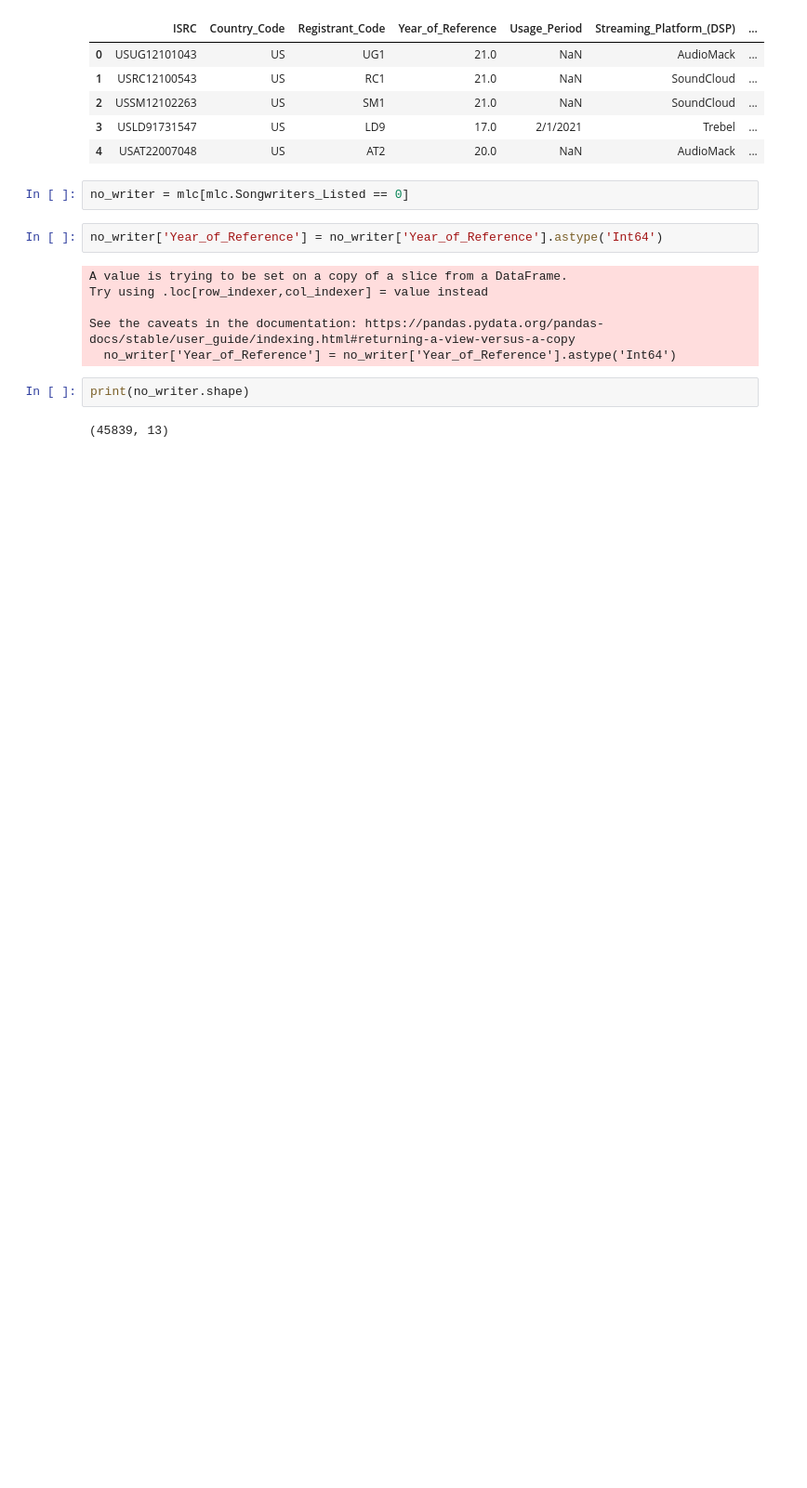
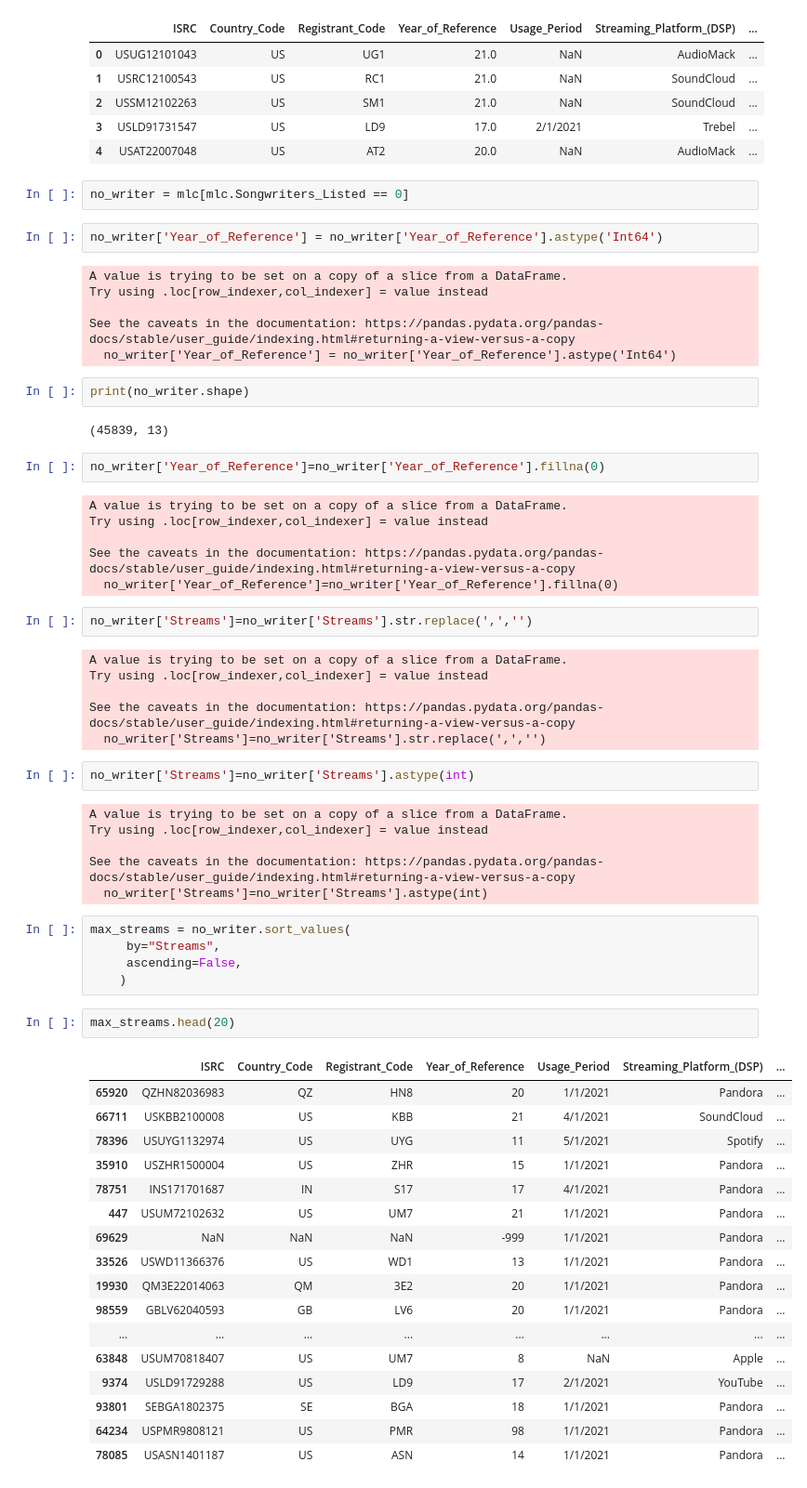
Before and after one commit to LJRollerII/mlc-project-napster, a Jupyter notebook: notebooks/mlc.ipynb, the cells around one changed output. Shown at 93% size. Saved outputs shown, nothing was run; the diff lists cells and outputs as text; blank space fills up the shorter version.

Commit message:
max streams w/ no writer info

```diff
--- a/notebooks/mlc.ipynb
+++ b/notebooks/mlc.ipynb
@@ -58,3 +58,52 @@ See the caveats in the documentation: https://pandas.pydata.org/pandas-docs/stab
 print(no_writer.shape)
 # %% [output]
 (45839, 13)
+# %%
+no_writer['Year_of_Reference']=no_writer['Year_of_Reference'].fillna(0)
+# %% [output]
+A value is trying to be set on a copy of a slice from a DataFrame.
+Try using .loc[row_indexer,col_indexer] = value instead
+
+See the caveats in the documentation: https://pandas.pydata.org/pandas-docs/stable/user_guide/indexing.html#returning-a-view-versus-a-copy
+  no_writer['Year_of_Reference']=no_writer['Year_of_Reference'].fillna(0)
+# %%
+no_writer['Streams']=no_writer['Streams'].str.replace(',','')
+# %% [output]
+A value is trying to be set on a copy of a slice from a DataFrame.
+Try using .loc[row_indexer,col_indexer] = value instead
+
+See the caveats in the documentation: https://pandas.pydata.org/pandas-docs/stable/user_guide/indexing.html#returning-a-view-versus-a-copy
+  no_writer['Streams']=no_writer['Streams'].str.replace(',','')
+# %%
+no_writer['Streams']=no_writer['Streams'].astype(int)
+# %% [output]
+A value is trying to be set on a copy of a slice from a DataFrame.
+Try using .loc[row_indexer,col_indexer] = value instead
+
+See the caveats in the documentation: https://pandas.pydata.org/pandas-docs/stable/user_guide/indexing.html#returning-a-view-versus-a-copy
+  no_writer['Streams']=no_writer['Streams'].astype(int)
+# %%
+max_streams = no_writer.sort_values(
+     by="Streams",
+     ascending=False,
+    )
+# %%
+max_streams.head(20)
+# %% [output]
+|  | ISRC | Country_Code | Registrant_Code | Year_of_Reference | Usage_Period | Streaming_Platform_(DSP) | ... |
+| 65920 | QZHN82036983 | QZ | HN8 | 20 | 1/1/2021 | Pandora | ... |
+| 66711 | USKBB2100008 | US | KBB | 21 | 4/1/2021 | SoundCloud | ... |
+| 78396 | USUYG1132974 | US | UYG | 11 | 5/1/2021 | Spotify | ... |
+| 35910 | USZHR1500004 | US | ZHR | 15 | 1/1/2021 | Pandora | ... |
+| 78751 | INS171701687 | IN | S17 | 17 | 4/1/2021 | Pandora | ... |
+| 447 | USUM72102632 | US | UM7 | 21 | 1/1/2021 | Pandora | ... |
+| 69629 | NaN | NaN | NaN | -999 | 1/1/2021 | Pandora | ... |
+| 33526 | USWD11366376 | US | WD1 | 13 | 1/1/2021 | Pandora | ... |
+| 19930 | QM3E22014063 | QM | 3E2 | 20 | 1/1/2021 | Pandora | ... |
+| 98559 | GBLV62040593 | GB | LV6 | 20 | 1/1/2021 | Pandora | ... |
+| ... | ... | ... | ... | ... | ... | ... | ... |
+| 63848 | USUM70818407 | US | UM7 | 8 | NaN | Apple | ... |
+| 9374 | USLD91729288 | US | LD9 | 17 | 2/1/2021 | YouTube | ... |
+| 93801 | SEBGA1802375 | SE | BGA | 18 | 1/1/2021 | Pandora | ... |
+| 64234 | USPMR9808121 | US | PMR | 98 | 1/1/2021 | Pandora | ... |
+| 78085 | USASN1401187 | US | ASN | 14 | 1/1/2021 | Pandora | ... |
```
